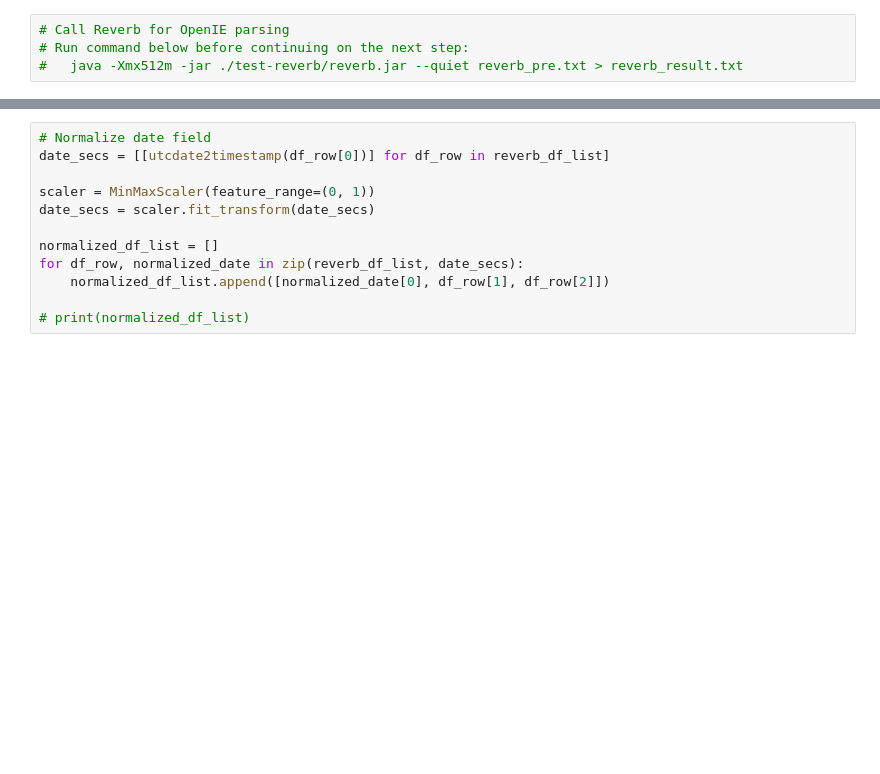
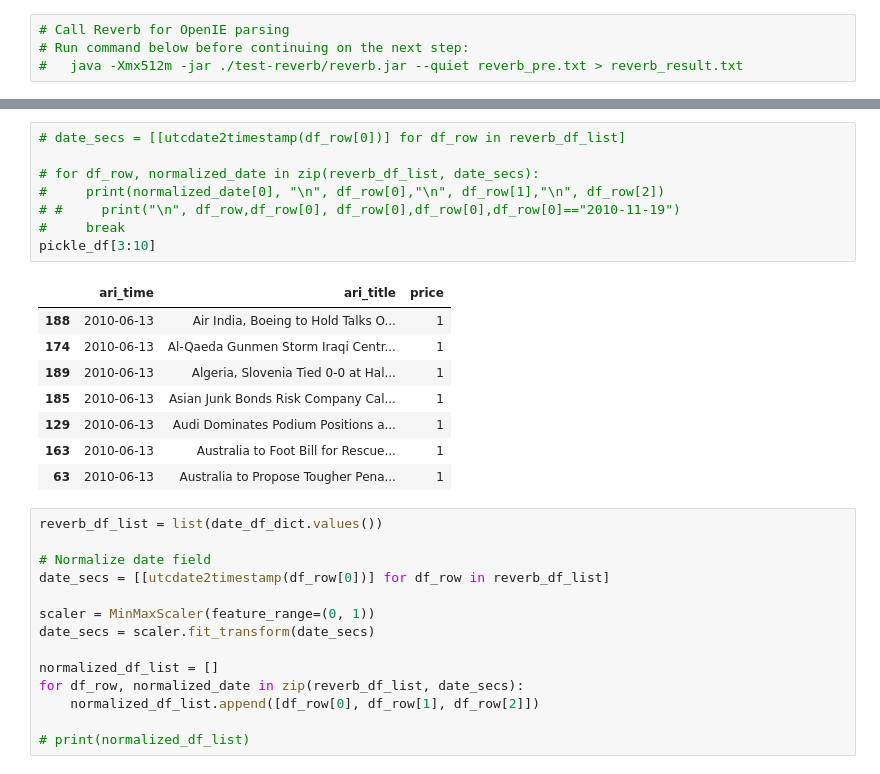
Before and after one commit to 0lidaxiang/dp-predict-stock, a Jupyter notebook: reverb.ipynb, the cells around one changed output, grey strips where cells are left out. Saved outputs shown, nothing was run; the diff lists cells and outputs as text; blank space fills up the shorter version.

```diff
--- a/reverb.ipynb
+++ b/reverb.ipynb
@@ -120,4 +139,23 @@ Wall time: 1.05 s
+# %%
+# date_secs = [[utcdate2timestamp(df_row[0])] for df_row in reverb_df_list]
+
+# for df_row, normalized_date in zip(reverb_df_list, date_secs):
+#     print(normalized_date[0], "\n", df_row[0],"\n", df_row[1],"\n", df_row[2])
+# #     print("\n", df_row,df_row[0], df_row[0],df_row[0],df_row[0]=="2010-11-19")
+#     break
+pickle_df[3:10]
+# %% [output]
+|  | ari_time | ari_title | price |
+| 188 | 2010-06-13 | Air India, Boeing to Hold Talks O... | 1 |
+| 174 | 2010-06-13 | Al-Qaeda Gunmen Storm Iraqi Centr... | 1 |
+| 189 | 2010-06-13 | Algeria, Slovenia Tied 0-0 at Hal... | 1 |
+| 185 | 2010-06-13 | Asian Junk Bonds Risk Company Cal... | 1 |
+| 129 | 2010-06-13 | Audi Dominates Podium Positions a... | 1 |
+| 163 | 2010-06-13 | Australia to Foot Bill for Rescue... | 1 |
+| 63 | 2010-06-13 | Australia to Propose Tougher Pena... | 1 |
 # %%
+reverb_df_list = list(date_df_dict.values())
+
 # Normalize date field
 date_secs = [[utcdate2timestamp(df_row[0])] for df_row in reverb_df_list]
 
@@ -126,7 +164,7 @@ date_secs = scaler.fit_transform(date_secs)
 
 normalized_df_list = []
 for df_row, normalized_date in zip(reverb_df_list, date_secs):
-    normalized_df_list.append([normalized_date[0], df_row[1], df_row[2]])
+    normalized_df_list.append([df_row[0], df_row[1], df_row[2]])
 
 # print(normalized_df_list)
 # %%
```
Also changed, not shown: parts of 7 cells of this notebook, 6 other files.
